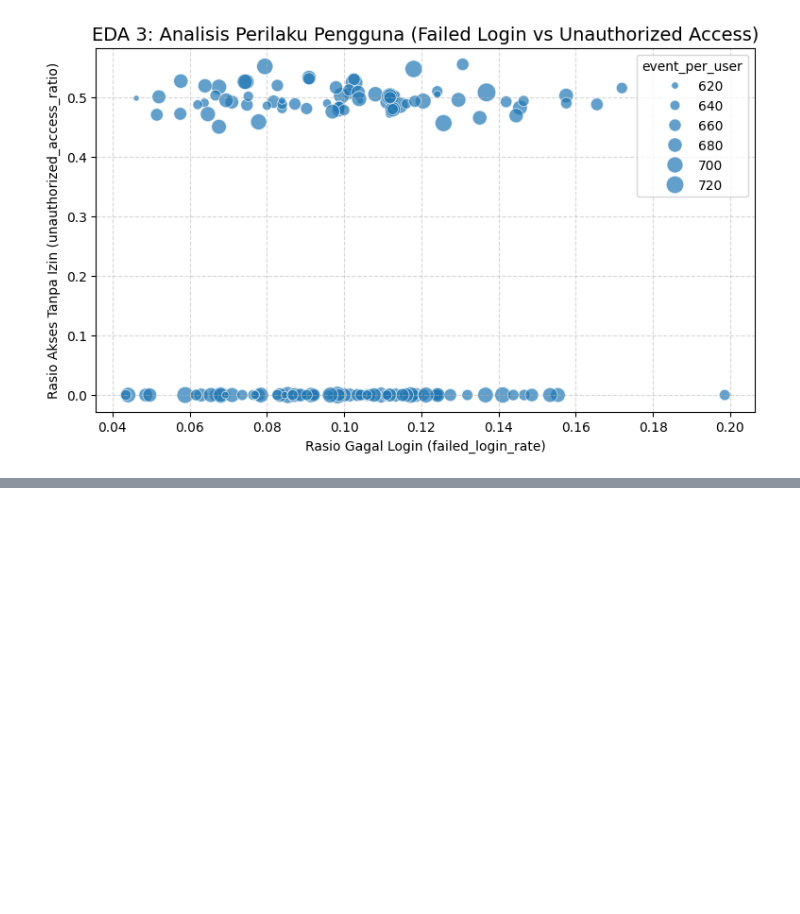
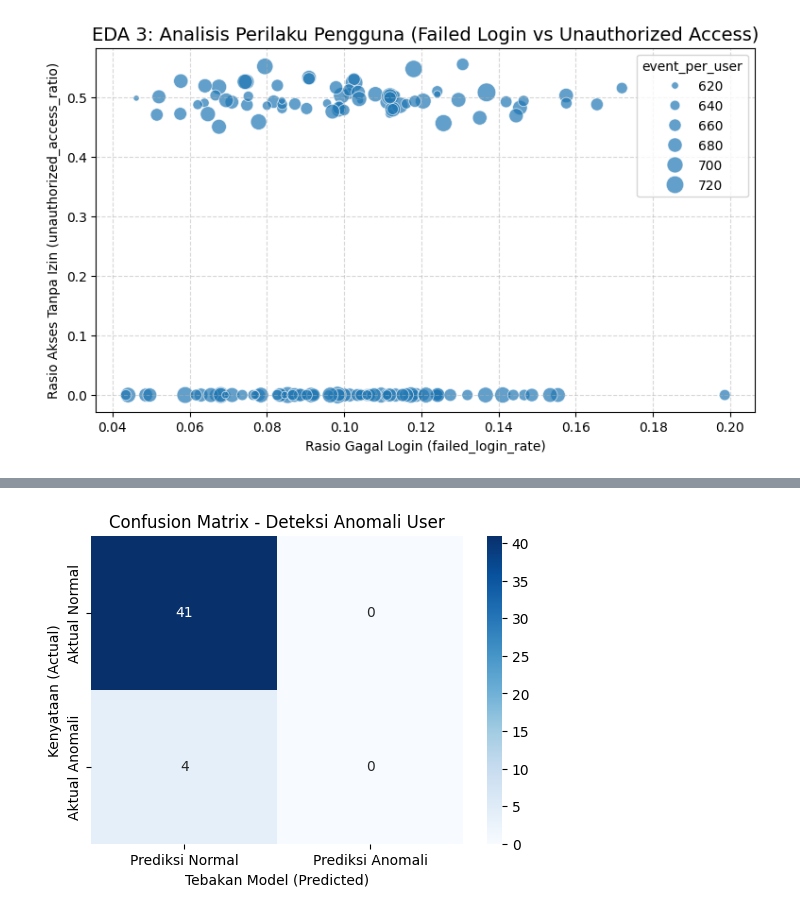
Before and after one commit to Elvin-Aurelio/UAS-Perancangan-Big-Data, a Jupyter notebook: jawaban.ipynb, the cells around one changed output, grey strips where cells are left out. Cells and saved outputs as stored; diff of their text form; code cells hidden in the pictures; blank space fills up the shorter version.

```diff
--- a/jawaban.ipynb
+++ b/jawaban.ipynb
@@ -332,0 +344,8 @@ Kelompok atas mengonfirmasi keberadaan akun-akun yang terkompromi (Compromised A
+# %%
+# Membuat label target (y) berbasis user_id
+# Nilai 1 jika user pernah memicu anomali, 0 jika selalu normal
+y = df_events.groupby('user_id')['label'].apply(lambda x: 1 if (x != 'normal').any() else 0)
+y = y.reindex(df_features.index).fillna(0)
+
+# Definisikan Fitur (X)
+X = df_features
@@ -332,0 +359,12 @@ Kelompok atas mengonfirmasi keberadaan akun-akun yang terkompromi (Compromised A
+# %%
+# Split data menjadi Training dan Testing (70:30)
+# stratify=y digunakan agar proporsi kelas anomali seimbang di kedua set
+X_train, X_test, y_train, y_test = train_test_split(X, y, test_size=0.3, random_state=42, stratify=y)
+# %%
+# latih model RandomForest
+# class_weight='balanced' digunakan untuk menangani ketidakseimbangan kelas (anomali vs normal)
+model = RandomForestClassifier(n_estimators=100, class_weight='balanced', random_state=42)
+model.fit(X_train, y_train)
+
+print(f"Jumlah Data Training: {X_train.shape[0]} user")
+print(f"Jumlah Data Testing : {X_test.shape[0]} user")
@@ -332,0 +376,7 @@ Kelompok atas mengonfirmasi keberadaan akun-akun yang terkompromi (Compromised A
+# %%
+# Lakukan prediksi pada data testing
+y_pred = model.predict(X_test)
+
+# Tampilkan Classification Report (Precision, Recall, F1-Score)
+print("--- Classification Report ---")
+print(classification_report(y_test, y_pred, target_names=['Normal (0)', 'Anomali (1)']))
@@ -332,0 +393,12 @@ Kelompok atas mengonfirmasi keberadaan akun-akun yang terkompromi (Compromised A
+# %%
+cm = confusion_matrix(y_test, y_pred)
+plt.figure(figsize=(6, 4))
+sns.heatmap(cm, annot=True, fmt='d', cmap='Blues',
+            xticklabels=['Prediksi Normal', 'Prediksi Anomali'],
+            yticklabels=['Aktual Normal', 'Aktual Anomali'])
+plt.title('Confusion Matrix - Deteksi Anomali User')
+plt.ylabel('Kenyataan (Actual)')
+plt.xlabel('Tebakan Model (Predicted)')
+plt.show()
+# %% [output]
+[figure, added]
```
Also changed, not shown: parts of 9 cells of this notebook.
